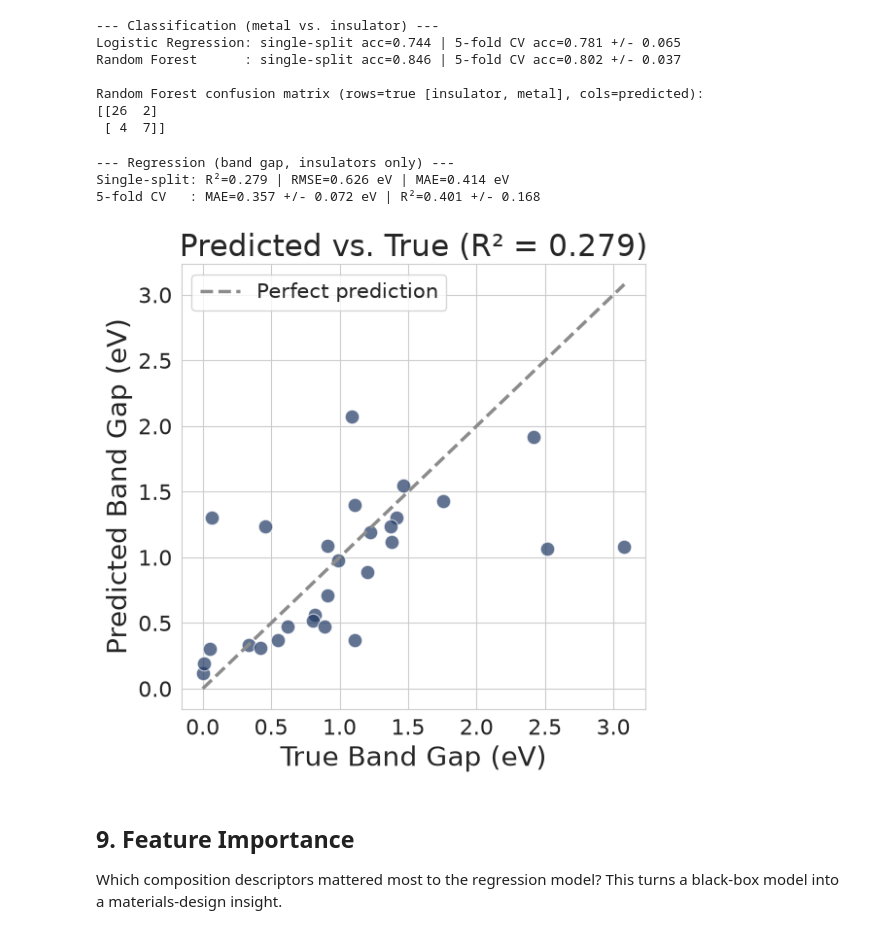
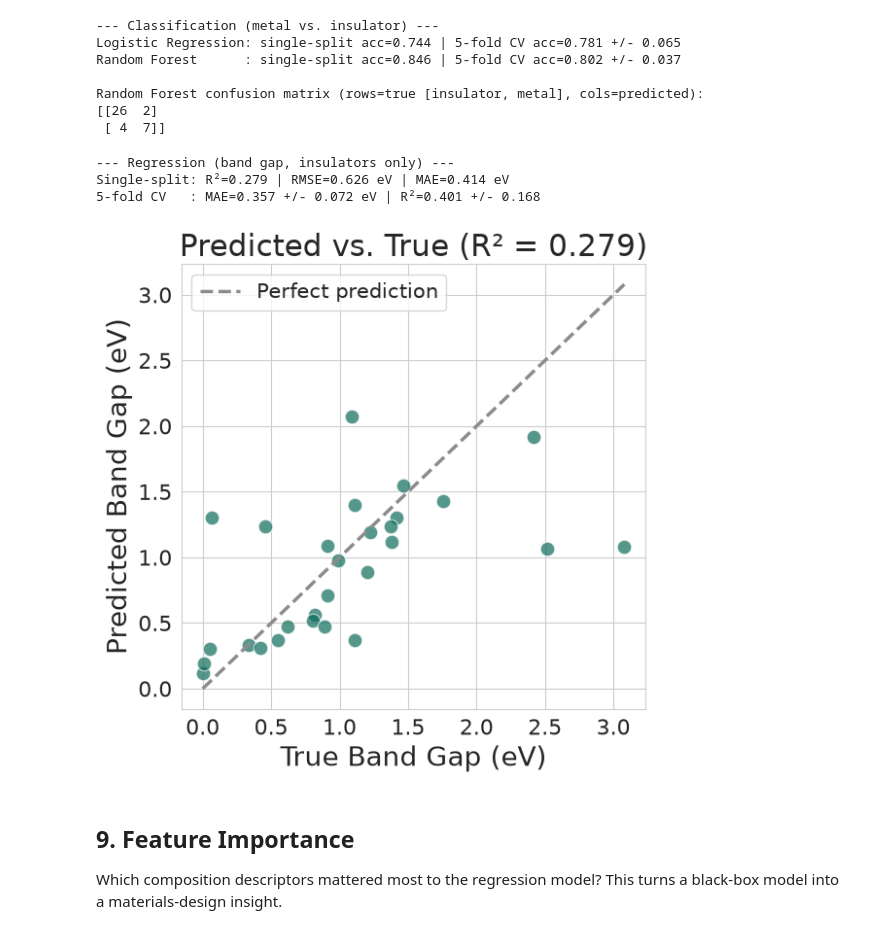
Before and after one commit to ShahiDDU/snse-bandgap-ml-capstone, a Jupyter notebook: band_gap_snse_materials.ipynb, the cells around one changed output. Cells and saved outputs as stored; diff of their text form; code cells hidden in the pictures.

```diff
--- a/band_gap_snse_materials.ipynb
+++ b/band_gap_snse_materials.ipynb
@@ -200,33 +200,33 @@ Random Forest confusion matrix (rows=true [insulator, metal], cols=predicted):
 # %%
 y_pred = rf_reg.predict(Xi_test)
 r2 = r2_score(yi_test, y_pred)
 rmse = np.sqrt(mean_squared_error(yi_test, y_pred))
 mae = mean_absolute_error(yi_test, y_pred)
 
 kf = KFold(n_splits=5, shuffle=True, random_state=RANDOM_STATE)
 mae_cv = -cross_val_score(RandomForestRegressor(n_estimators=300, random_state=RANDOM_STATE), X_ins, y_ins, cv=kf, scoring="neg_mean_absolute_error")
 r2_cv = cross_val_score(RandomForestRegressor(n_estimators=300, random_state=RANDOM_STATE), X_ins, y_ins, cv=kf, scoring="r2")
 
 print("--- Regression (band gap, insulators only) ---")
 print(f"Single-split: R²={r2:.3f} | RMSE={rmse:.3f} eV | MAE={mae:.3f} eV")
 print(f"5-fold CV   : MAE={mae_cv.mean():.3f} +/- {mae_cv.std():.3f} eV | R²={r2_cv.mean():.3f} +/- {r2_cv.std():.3f}")
 
 fig, ax = plt.subplots(figsize=(6, 6))
-ax.scatter(yi_test, y_pred, alpha=0.7, color="#1F3864", edgecolor="white", linewidth=0.8, s=110)
+ax.scatter(yi_test, y_pred, alpha=0.7, color="#0E6B5C", edgecolor="white", linewidth=0.8, s=110)
 lims = [0, max(yi_test.max(), y_pred.max())]
 ax.plot(lims, lims, "--", color="#8C8C8C", linewidth=2.5, label="Perfect prediction")
 ax.set_xlabel("True Band Gap (eV)")
 ax.set_ylabel("Predicted Band Gap (eV)")
 ax.set_title(f"Predicted vs. True (R² = {r2:.3f})")
 ax.legend()
 plt.tight_layout()
 plt.savefig("figures/fig_predictions.png", dpi=150, bbox_inches="tight")
 plt.show()
 # %% [output]
 --- Regression (band gap, insulators only) ---
 Single-split: R²=0.279 | RMSE=0.626 eV | MAE=0.414 eV
 5-fold CV   : MAE=0.357 +/- 0.072 eV | R²=0.401 +/- 0.168
-[figure, old version]
+[figure, new version]
 # %% [markdown]
 ## 9. Feature Importance
 
```
Also changed, not shown: parts of 3 cells of this notebook, 5 other files.
